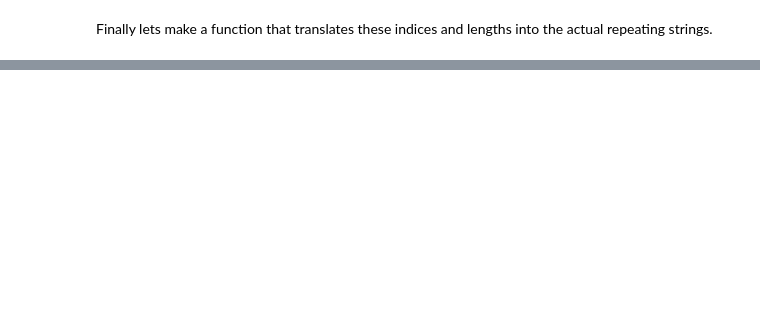
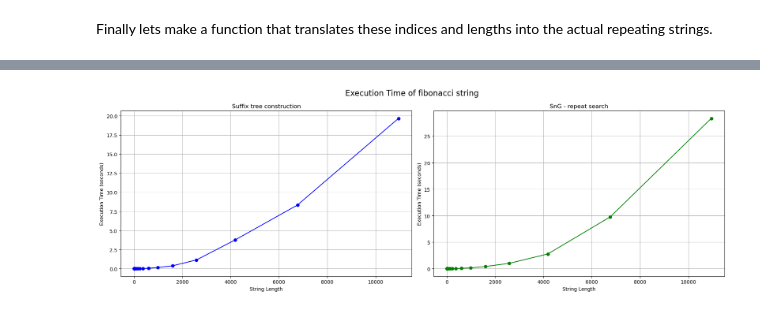
Before and after one commit to JonasRiber/PiB_tandem_repeats, a Jupyter notebook: suffix_tree_construction.ipynb, the cells around one changed output, grey strips where cells are left out. Cells and saved outputs as stored; diff of their text form; code cells hidden in the pictures; blank space fills up the shorter version.

```diff
--- a/suffix_tree_construction.ipynb
+++ b/suffix_tree_construction.ipynb
@@ -1202,0 +1341,62 @@ Repeat number 6: B
+# %%
+def fibonacci_string(n):
+    """
+    fibonacci string generator, with (a,b) as alhpabet
+    """
+    if n == 1:
+        return 'a'
+    elif n == 2:
+        return 'b'
+
+    Fa = 'a'
+    Fb = 'b'
+    for i in range(2, n+1):
+        Fn = Fa + Fb
+        Fa = Fb
+        Fb = Fn
+    return Fb
+# %%
+
+#Size of input strings
+fib_numbers= range(1, 21)
+
+fib_lengths = []
+runtimes_func1 = []
+runtimes_func2 = []
+
+
+for n in fib_numbers:
+    test_string = fibonacci_string(n)
+    fib_lengths.append(len(test_string))
+
+    #measure for SuffixTree
+    runtime_1, suffix_tree = measure_time(SuffixTree, test_string)
+    runtimes_func1.append(runtime_1)
+    suffix_tree.df_numbering()
+    #measure for repeat_search
+    runtime_2, btr_repeats = measure_time(repeat_search_speedup, suffix_tree)
+    runtimes_func2.append(runtime_2)
+
+#create subplots:
+fig, axes = plt.subplots(1, 2, figsize=(18, 6))
+fig.suptitle('Execution Time of fibonacci string', fontsize=16)
+
+# plot1
+axes[0].plot(fib_lengths, runtimes_func1, marker='o', color='blue')
+axes[0].set_title('Suffix tree construction')
+axes[0].set_xlabel('String Length')
+axes[0].set_ylabel('Execution Time (seconds)')
+axes[0].grid(True)
+
+# plot2
+axes[1].plot(fib_lengths, runtimes_func2, marker='o', color='green')
+axes[1].set_title('SnG - repeat search')
+axes[1].set_xlabel('String Length')
+axes[1].set_ylabel('Execution Time (seconds)')
+axes[1].grid(True)
+
+#adjust layout to avoid overlap
+plt.tight_layout()
+plt.show()
+# %% [output]
+[figure, added]
```
Also changed, not shown: parts of 16 cells of this notebook, 1 other file.
